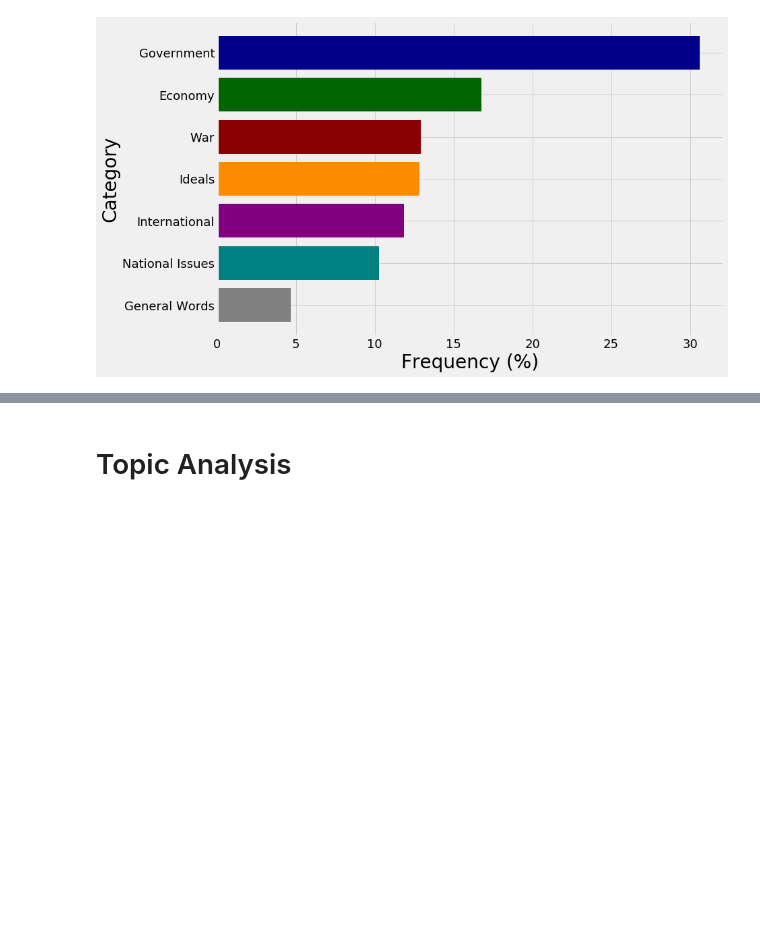
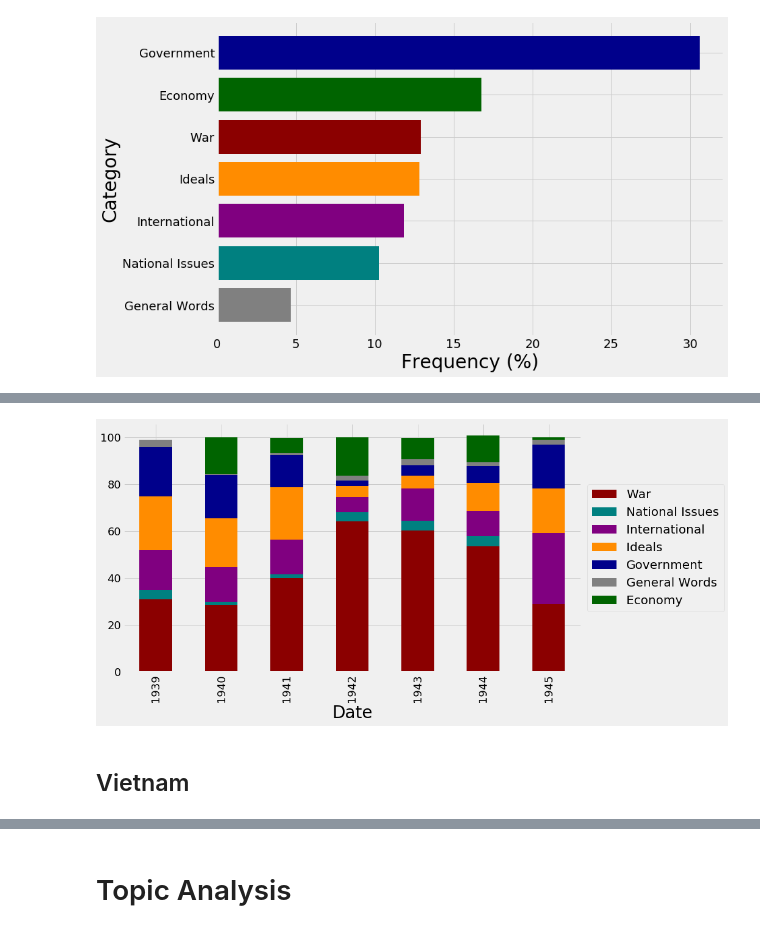
Before and after one commit to kevscon/Project-4, a Jupyter notebook: topic_modeling.ipynb, the cells around one changed output, grey strips where cells are left out. Saved outputs shown, nothing was run; the diff lists cells and outputs as text; code cells hidden in the pictures; blank space fills up the shorter version.

```diff
--- a/topic_modeling.ipynb
+++ b/topic_modeling.ipynb
@@ -312,0 +454,8 @@ ax.set_xlabel('Frequency (%)');
+# %%
+add_comp(transcripts, cat_df, pres, start_date, end_date)
+# save plot image
+# plt.savefig('model_output/ww2_fdr.png', bbox_inches='tight');
+# %% [output]
+[figure, added]
+# %% [markdown]
+## Vietnam
```
Also changed, not shown: parts of 91 cells of this notebook, 2 other files.
